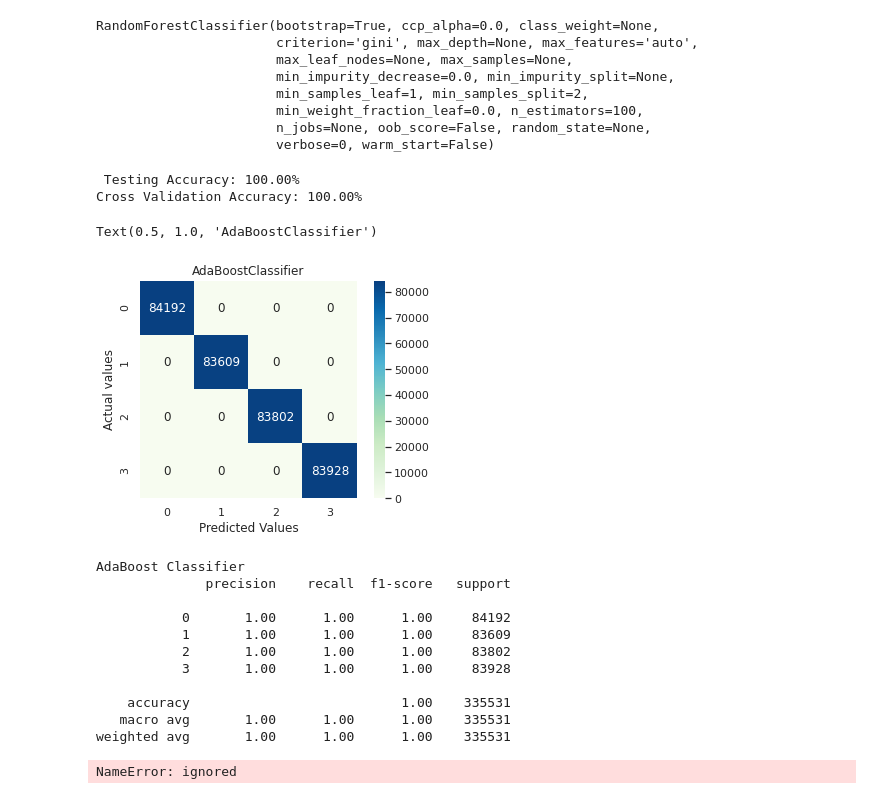
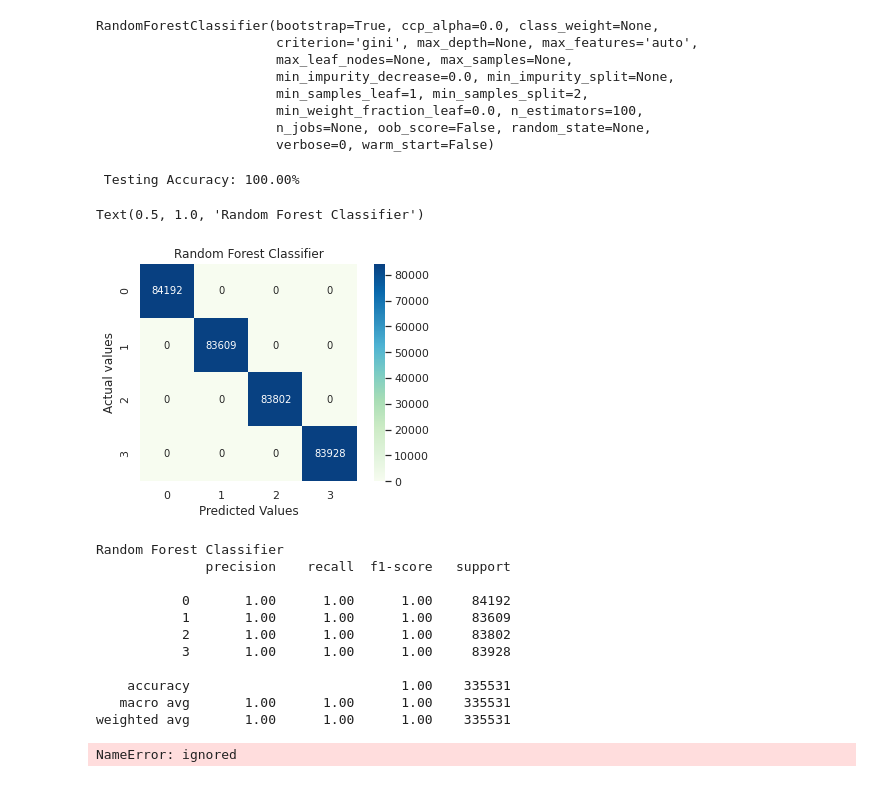
Before and after one commit to GyanendraChaubey/Intrusion-Detection, a Jupyter notebook: DDoS_RF.ipynb, the cells around one changed output. Drawn from its saved outputs; the diff is of its cells as text; code cells hidden in the pictures.

```diff
--- a/DDoS_RF.ipynb
+++ b/DDoS_RF.ipynb
@@ -274,31 +276,30 @@ from sklearn.metrics import accuracy_score
 y_pred=clf.predict(x_test)
 accuracy = accuracy_score(y_test, y_pred)
 print(" Testing Accuracy: %.2f%%" % (accuracy * 100.0))
-scores = cross_val_score(clf, x_train, y_train, cv=10)
-print("Cross Validation Accuracy: %.2f%% " % (scores.mean()*100))
+#scores = cross_val_score(clf, x_train, y_train, cv=10)
+#print("Cross Validation Accuracy: %.2f%% " % (scores.mean()*100))
 # %% [output]
  Testing Accuracy: 100.00%
-Cross Validation Accuracy: 100.00%
 # %%
 #confusion matrix
 from sklearn.metrics import confusion_matrix
 con = confusion_matrix(y_test,y_pred)
 import seaborn as sns
 import matplotlib.pyplot as plt
 axes = sns.heatmap(con, square=True,annot=True,fmt='d',cbar = True, cmap = plt.cm.GnBu)
 ax = plt.axes()
 plt.xlabel('Predicted Values')
 plt.ylabel('Actual values')
-ax.set_title('AdaBoostClassifier')
+ax.set_title('Random Forest Classifier')
 # %% [output]
-Text(0.5, 1.0, 'AdaBoostClassifier')
+Text(0.5, 1.0, 'Random Forest Classifier')
-[figure, old version]
+[figure, new version]
 # %%
 from sklearn.metrics import classification_report
-print('AdaBoost Classifier')
+print('Random Forest Classifier')
 print(classification_report(y_test, y_pred))
 # %% [output]
-AdaBoost Classifier
+Random Forest Classifier
               precision    recall  f1-score   support
 
            0       1.00      1.00      1.00     84192
```
Also changed, not shown: parts of 2 cells of this notebook.
